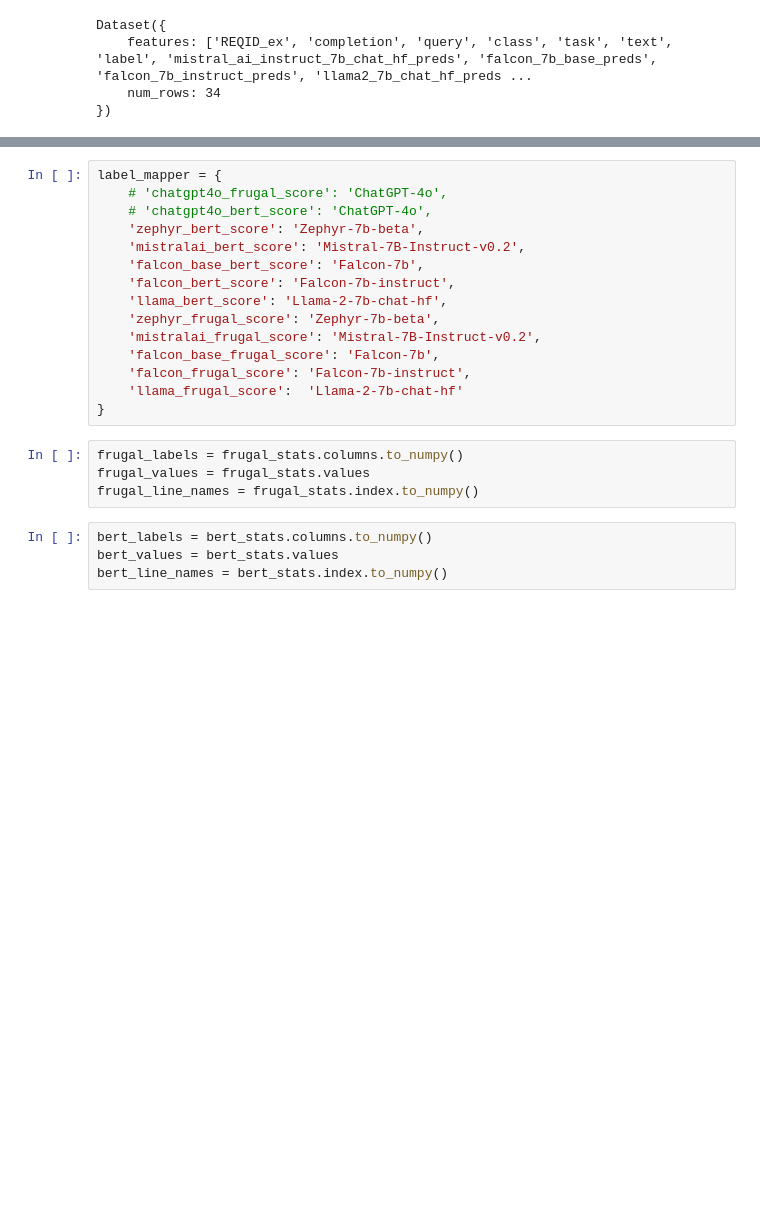
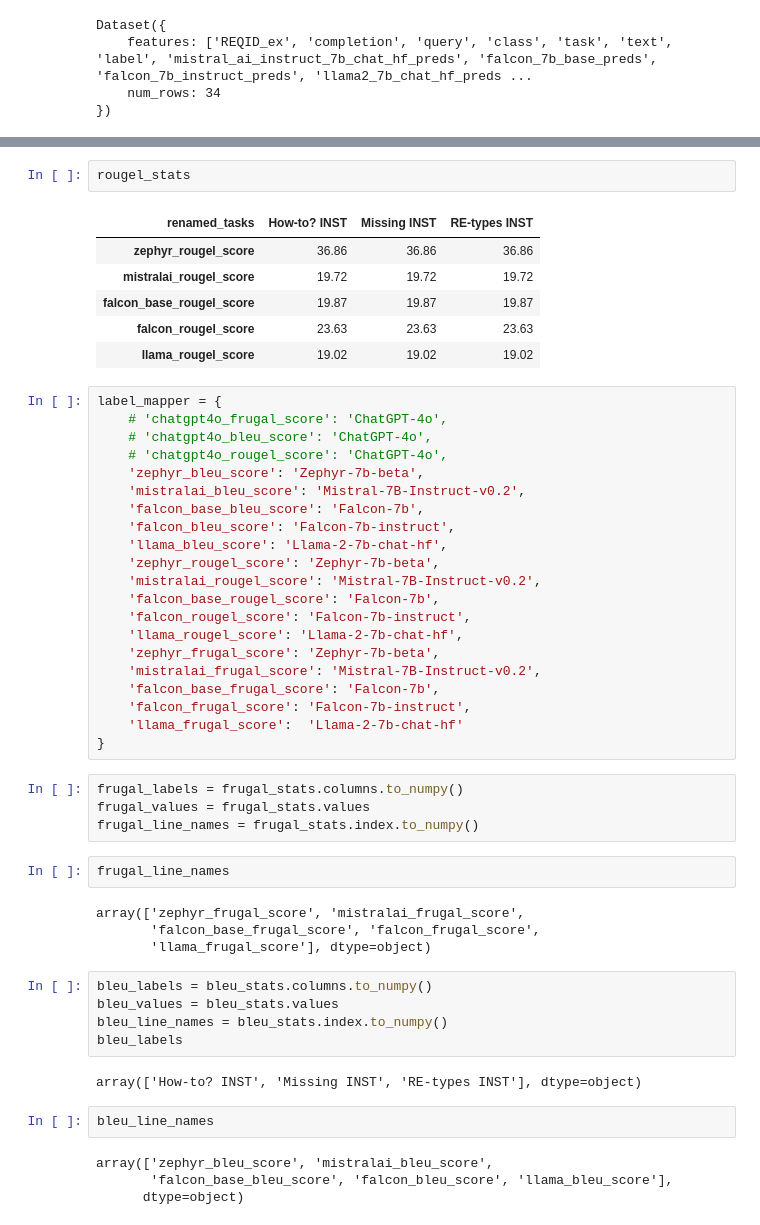
Before and after one commit to kasrahabib/ReqBrain, a Jupyter notebook: evaluations/automated_nlp_evaluations/paper_visualisations.ipynb, the cells around one changed output, grey strips where cells are left out. Drawn from its saved outputs; the diff is of its cells as text; blank space fills up the shorter version.

```diff
--- a/evaluations/automated_nlp_evaluations/paper_visualisations.ipynb
+++ b/evaluations/automated_nlp_evaluations/paper_visualisations.ipynb
@@ -142,12 +152,27 @@ bert_stats
+# %%
+rougel_stats
+# %% [output]
+| renamed_tasks | How-to? INST | Missing INST | RE-types INST |
+| zephyr_rougel_score | 36.86 | 36.86 | 36.86 |
+| mistralai_rougel_score | 19.72 | 19.72 | 19.72 |
+| falcon_base_rougel_score | 19.87 | 19.87 | 19.87 |
+| falcon_rougel_score | 23.63 | 23.63 | 23.63 |
+| llama_rougel_score | 19.02 | 19.02 | 19.02 |
 # %%
 label_mapper = {
     # 'chatgpt4o_frugal_score': 'ChatGPT-4o',
-    # 'chatgpt4o_bert_score': 'ChatGPT-4o',
-    'zephyr_bert_score': 'Zephyr-7b-beta',
-    'mistralai_bert_score': 'Mistral-7B-Instruct-v0.2',
-    'falcon_base_bert_score': 'Falcon-7b',
-    'falcon_bert_score': 'Falcon-7b-instruct',
-    'llama_bert_score': 'Llama-2-7b-chat-hf',
+    # 'chatgpt4o_bleu_score': 'ChatGPT-4o',
+    # 'chatgpt4o_rougel_score': 'ChatGPT-4o',
+    'zephyr_bleu_score': 'Zephyr-7b-beta',
+    'mistralai_bleu_score': 'Mistral-7B-Instruct-v0.2',
+    'falcon_base_bleu_score': 'Falcon-7b',
+    'falcon_bleu_score': 'Falcon-7b-instruct',
+    'llama_bleu_score': 'Llama-2-7b-chat-hf',
+    'zephyr_rougel_score': 'Zephyr-7b-beta',
+    'mistralai_rougel_score': 'Mistral-7B-Instruct-v0.2',
+    'falcon_base_rougel_score': 'Falcon-7b',
+    'falcon_rougel_score': 'Falcon-7b-instruct',
+    'llama_rougel_score': 'Llama-2-7b-chat-hf',
     'zephyr_frugal_score': 'Zephyr-7b-beta',
     'mistralai_frugal_score': 'Mistral-7B-Instruct-v0.2',
     'falcon_base_frugal_score': 'Falcon-7b',
@@ -158,7 +183,22 @@ label_mapper = {
 frugal_labels = frugal_stats.columns.to_numpy()
 frugal_values = frugal_stats.values
 frugal_line_names = frugal_stats.index.to_numpy()
+# %%
+frugal_line_names
+# %% [output]
+array(['zephyr_frugal_score', 'mistralai_frugal_score',
+       'falcon_base_frugal_score', 'falcon_frugal_score',
+       'llama_frugal_score'], dtype=object)
 # %%
-bert_labels = bert_stats.columns.to_numpy()
-bert_values = bert_stats.values
-bert_line_names = bert_stats.index.to_numpy()
+bleu_labels = bleu_stats.columns.to_numpy()
+bleu_values = bleu_stats.values
+bleu_line_names = bleu_stats.index.to_numpy()
+bleu_labels
+# %% [output]
+array(['How-to? INST', 'Missing INST', 'RE-types INST'], dtype=object)
+# %%
+bleu_line_names
+# %% [output]
+array(['zephyr_bleu_score', 'mistralai_bleu_score',
+       'falcon_base_bleu_score', 'falcon_bleu_score', 'llama_bleu_score'],
+      dtype=object)
```
Also changed, not shown: parts of 7 cells of this notebook, 11 other files.
